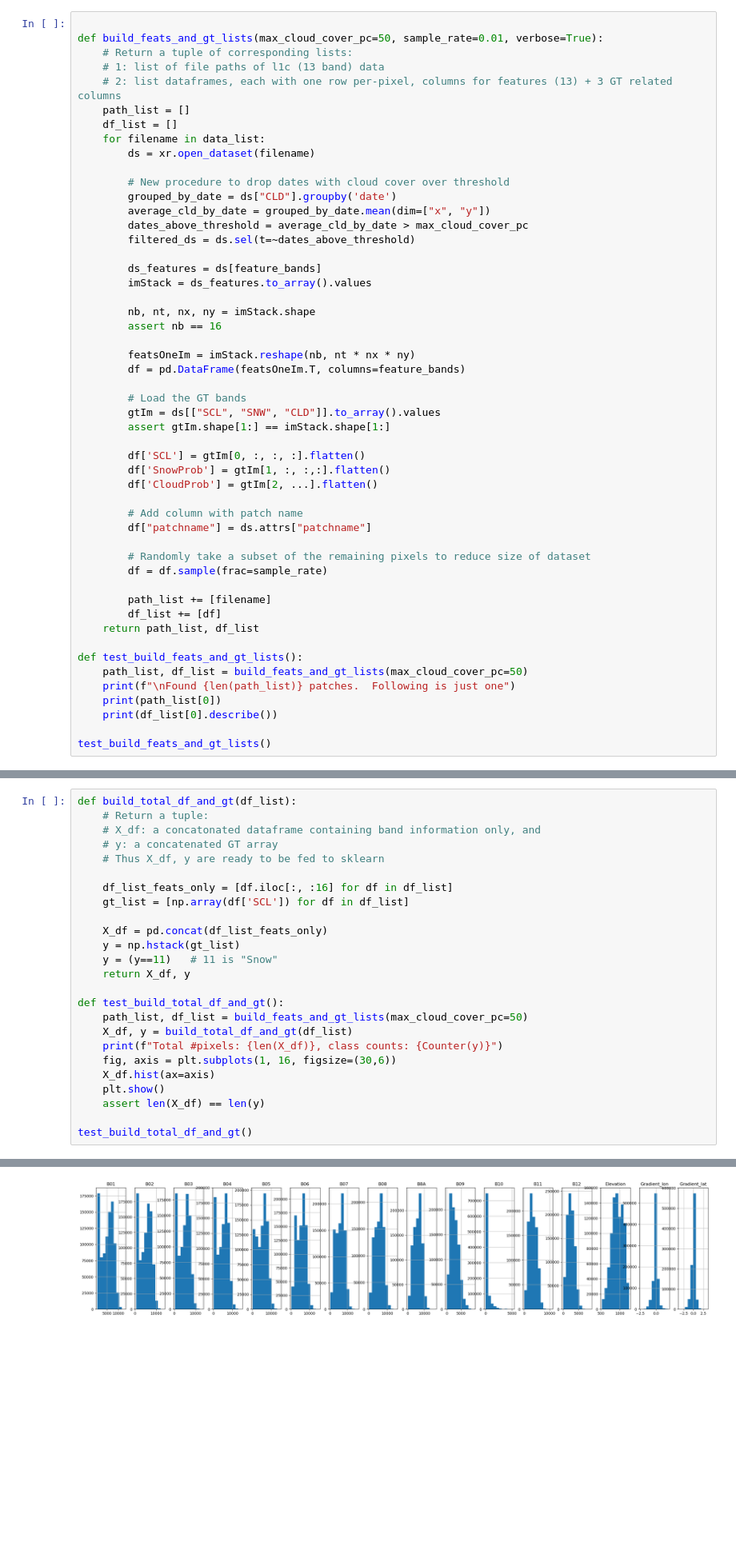
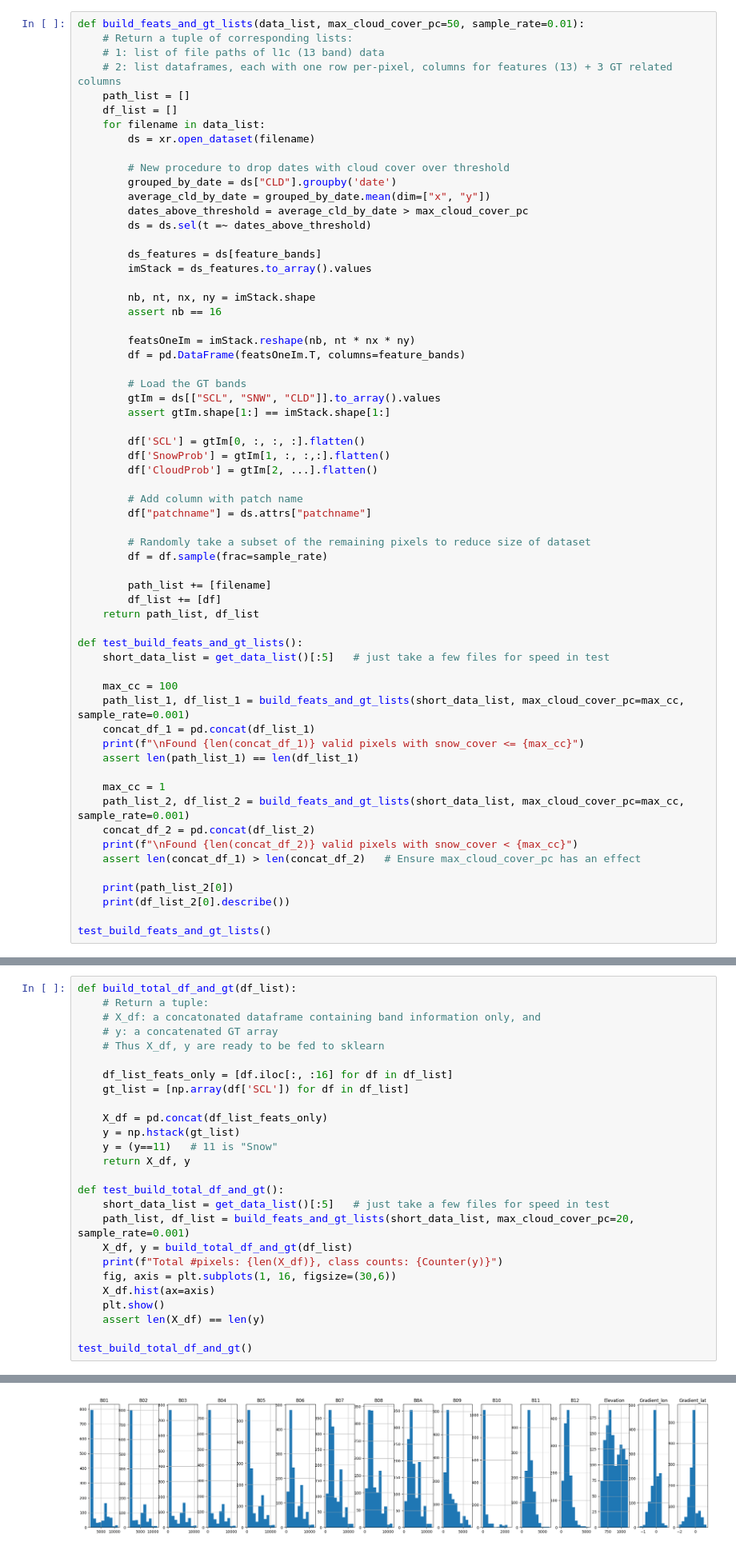
Before and after one commit to SimonFisher92/Scottish_Snow, a Jupyter notebook: notebooks/per-pixel-classifier.ipynb, the cells around one changed output, grey strips where cells are left out. Shown at 80% size. Saved outputs shown, nothing was run; the diff lists cells and outputs as text; blank space fills up the shorter version.

```diff
--- a/notebooks/per-pixel-classifier.ipynb
+++ b/notebooks/per-pixel-classifier.ipynb
@@ -96,6 +102,5 @@ Attributes:
 # %%
-
-def build_feats_and_gt_lists(max_cloud_cover_pc=50, sample_rate=0.01, verbose=True):
+def build_feats_and_gt_lists(data_list, max_cloud_cover_pc=50, sample_rate=0.01):
     # Return a tuple of corresponding lists:
     # 1: list of file paths of l1c (13 band) data
     # 2: list dataframes, each with one row per-pixel, columns for features (13) + 3 GT related columns
@@ -108,7 +113,7 @@ def build_feats_and_gt_lists(max_cloud_cover_pc=50, sample_rate=0.01, verbose=Tr
         grouped_by_date = ds["CLD"].groupby('date')
         average_cld_by_date = grouped_by_date.mean(dim=["x", "y"])
         dates_above_threshold = average_cld_by_date > max_cloud_cover_pc
-        filtered_ds = ds.sel(t=~dates_above_threshold)
+        ds = ds.sel(t =~ dates_above_threshold)
 
         ds_features = ds[feature_bands]
         imStack = ds_features.to_array().values
@@ -138,10 +143,22 @@ def build_feats_and_gt_lists(max_cloud_cover_pc=50, sample_rate=0.01, verbose=Tr
     return path_list, df_list
 
 def test_build_feats_and_gt_lists():
-    path_list, df_list = build_feats_and_gt_lists(max_cloud_cover_pc=50)
-    print(f"\nFound {len(path_list)} patches.  Following is just one")
-    print(path_list[0])
-    print(df_list[0].describe())
+    short_data_list = get_data_list()[:5]   # just take a few files for speed in test
+
+    max_cc = 100
+    path_list_1, df_list_1 = build_feats_and_gt_lists(short_data_list, max_cloud_cover_pc=max_cc, sample_rate=0.001)
+    concat_df_1 = pd.concat(df_list_1)
+    print(f"\nFound {len(concat_df_1)} valid pixels with snow_cover <= {max_cc}")
+    assert len(path_list_1) == len(df_list_1)
+
+    max_cc = 1
+    path_list_2, df_list_2 = build_feats_and_gt_lists(short_data_list, max_cloud_cover_pc=max_cc, sample_rate=0.001)
+    concat_df_2 = pd.concat(df_list_2)
+    print(f"\nFound {len(concat_df_2)} valid pixels with snow_cover < {max_cc}")
+    assert len(concat_df_1) > len(concat_df_2)   # Ensure max_cloud_cover_pc has an effect
+
+    print(path_list_2[0])
+    print(df_list_2[0].describe())
 
 test_build_feats_and_gt_lists()
 # %% [output]
@@ -193,7 +210,8 @@ def build_total_df_and_gt(df_list):
     return X_df, y
 
 def test_build_total_df_and_gt():
-    path_list, df_list = build_feats_and_gt_lists(max_cloud_cover_pc=50)
+    short_data_list = get_data_list()[:5]   # just take a few files for speed in test
+    path_list, df_list = build_feats_and_gt_lists(short_data_list, max_cloud_cover_pc=20, sample_rate=0.001)
     X_df, y = build_total_df_and_gt(df_list)
     print(f"Total #pixels: {len(X_df)}, class counts: {Counter(y)}")
     fig, axis = plt.subplots(1, 16, figsize=(30,6))
@@ -207,2 +225,2 @@ Total #pixels: 904500, class counts: Counter({False: 884632, True: 19868})
-[figure, old version]
+[figure, new version]
 # %% [markdown]
```
Also changed, not shown: parts of 14 cells of this notebook, 1 other file.
